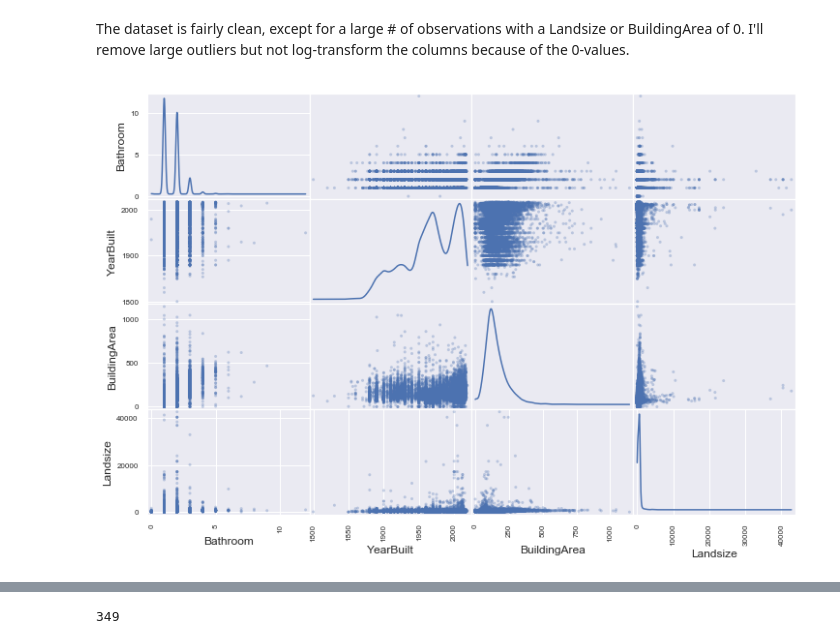
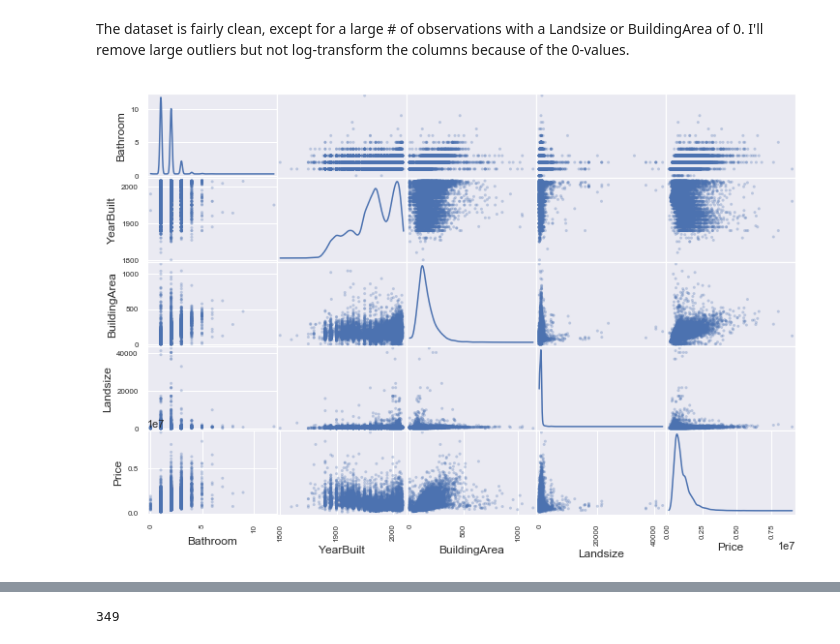
Before and after one commit to drewlehe/Capstone, a Jupyter notebook: Melbourne PCA, GMM Clustering and Classification of Suburbs.ipynb, the cells around one changed output, grey strips where cells are left out. Drawn from its saved outputs; the diff is of its cells as text; code cells hidden in the pictures.

```diff
--- a/Melbourne PCA, GMM Clustering and Classification of Suburbs.ipynb
+++ b/Melbourne PCA, GMM Clustering and Classification of Suburbs.ipynb
@@ -37,7 +40,7 @@ Name: Type, dtype: int64
 # %% [markdown]
 The dataset is fairly clean, except for a large # of observations with a Landsize or BuildingArea of 0. I'll remove large outliers but not log-transform the columns because of the 0-values.
 # %%
-pd.plotting.scatter_matrix(df[['Bathroom','YearBuilt', 'BuildingArea','Landsize']], alpha = 0.3,figsize = (12,8), diagonal = 'kde');
+pd.plotting.scatter_matrix(df[['Bathroom','YearBuilt', 'BuildingArea','Landsize', 'Price']], alpha = 0.3,figsize = (12,8), diagonal = 'kde');
 #There are some observations to be cleaned here.
 # %% [output]
-[figure, old version]
+[figure, new version]
```
Also changed, not shown: parts of 21 cells of this notebook.
